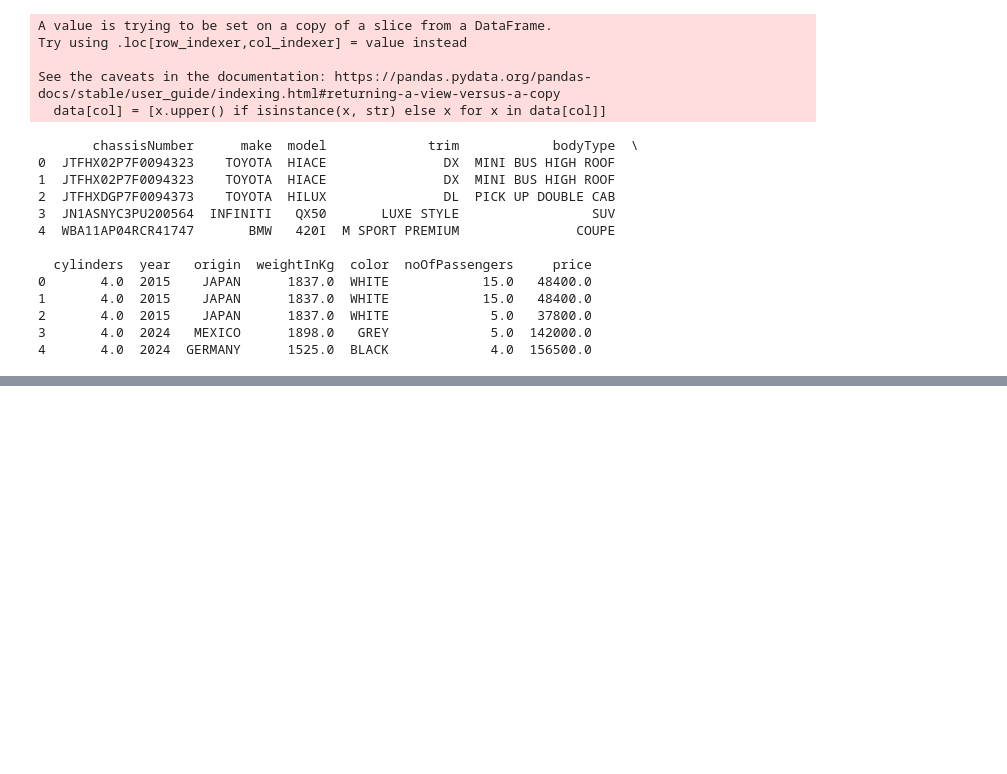
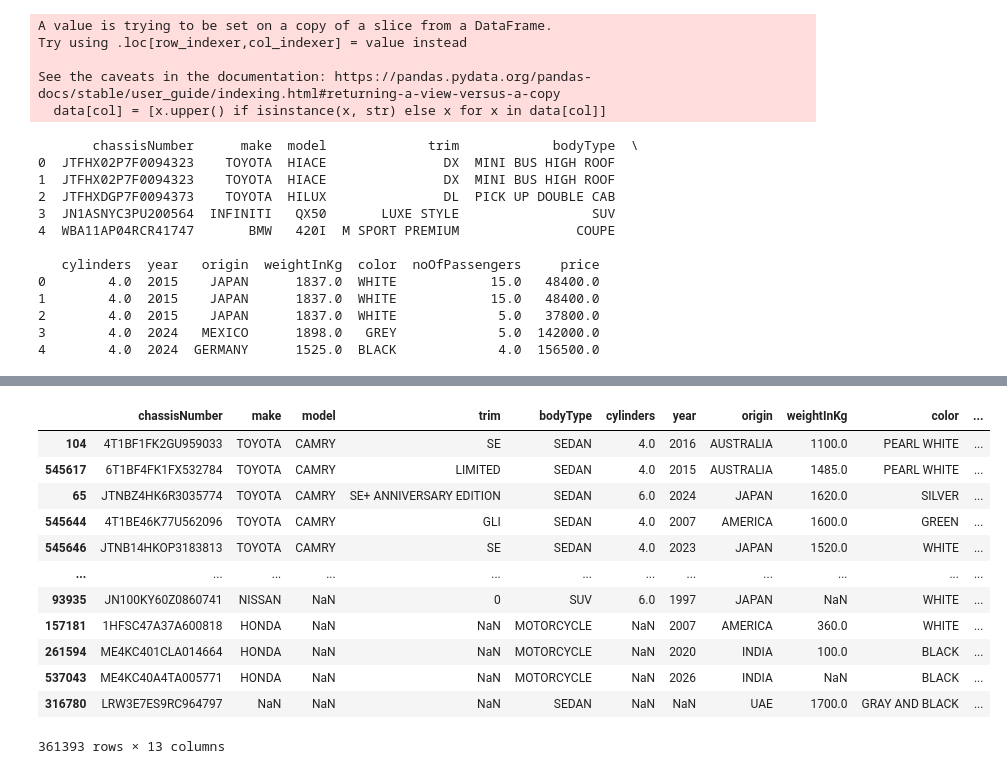
Before and after one commit to ManavKatrodiyaOpash/vin-sphere-python, a Jupyter notebook: Valuation/methaq_data.ipynb, the cells around one changed output, grey strips where cells are left out. Cells and saved outputs as stored; diff of their text form; code cells hidden in the pictures; blank space fills up the shorter version.

```diff
--- a/Valuation/methaq_data.ipynb
+++ b/Valuation/methaq_data.ipynb
@@ -114,2 +114,20 @@ data.head()
 # %%
 data.to_csv("../Data/df__.csv", index=False)
+# %%
+data = data.loc[data['model'].map(data['model'].value_counts()).sort_values(ascending=False).index]
+# %%
+data
+# %% [output]
+|  | chassisNumber | make | model | trim | bodyType | cylinders | year | origin | weightInKg | color | ... |
+| 104 | 4T1BF1FK2GU959033 | TOYOTA | CAMRY | SE | SEDAN | 4.0 | 2016 | AUSTRALIA | 1100.0 | PEARL WHITE | ... |
+| 545617 | 6T1BF4FK1FX532784 | TOYOTA | CAMRY | LIMITED | SEDAN | 4.0 | 2015 | AUSTRALIA | 1485.0 | PEARL WHITE | ... |
+| 65 | JTNBZ4HK6R3035774 | TOYOTA | CAMRY | SE+ ANNIVERSARY EDITION | SEDAN | 6.0 | 2024 | JAPAN | 1620.0 | SILVER | ... |
+| 545644 | 4T1BE46K77U562096 | TOYOTA | CAMRY | GLI | SEDAN | 4.0 | 2007 | AMERICA | 1600.0 | GREEN | ... |
+| 545646 | JTNB14HKOP3183813 | TOYOTA | CAMRY | SE | SEDAN | 4.0 | 2023 | JAPAN | 1520.0 | WHITE | ... |
+| ... | ... | ... | ... | ... | ... | ... | ... | ... | ... | ... | ... |
+| 93935 | JN100KY60Z0860741 | NISSAN | NaN | 0 | SUV | 6.0 | 1997 | JAPAN | NaN | WHITE | ... |
+| 157181 | 1HFSC47A37A600818 | HONDA | NaN | NaN | MOTORCYCLE | NaN | 2007 | AMERICA | 360.0 | WHITE | ... |
+| 261594 | ME4KC401CLA014664 | HONDA | NaN | NaN | MOTORCYCLE | NaN | 2020 | INDIA | 100.0 | BLACK | ... |
+| 537043 | ME4KC40A4TA005771 | HONDA | NaN | NaN | MOTORCYCLE | NaN | 2026 | INDIA | NaN | BLACK | ... |
+| 316780 | LRW3E7ES9RC964797 | NaN | NaN | NaN | SEDAN | NaN | NaN | UAE | 1700.0 | GRAY AND BLACK | ... |
+361393 rows × 13 columns
```
Also changed, not shown: parts of 5 cells of this notebook, 4 other files.
